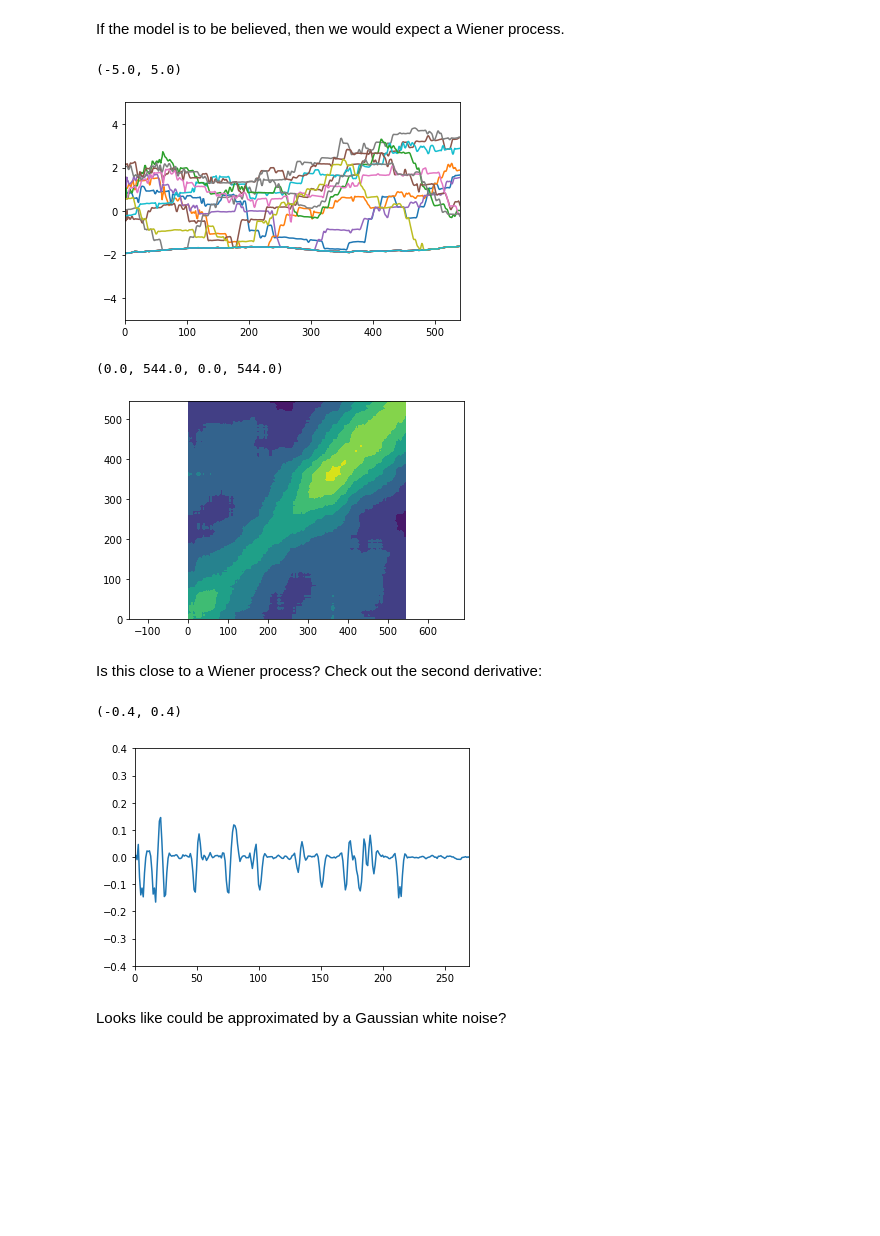
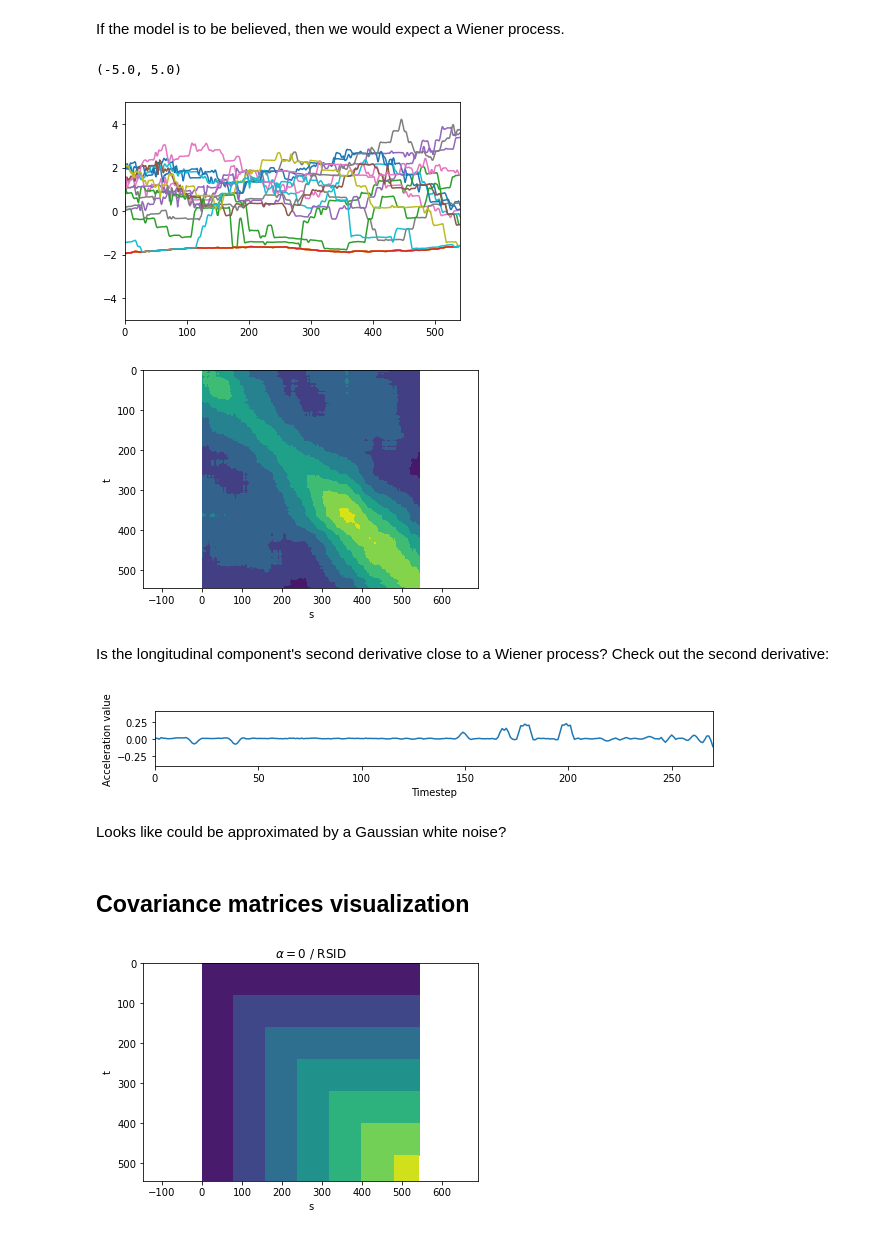
Before and after one commit to thinhhoang95/anomaly-detection-ngsim2, a Jupyter notebook: pwms_spherical/2_should_cov_infty.ipynb, the cells around one changed output. Saved outputs shown, nothing was run; the diff lists cells and outputs as text; code cells hidden in the pictures; blank space fills up the shorter version.

```diff
--- a/pwms_spherical/2_should_cov_infty.ipynb
+++ b/pwms_spherical/2_should_cov_infty.ipynb
@@ -85,12 +85,14 @@ print(fpca_y.explained_variance_ratio_)
 # %% [markdown]
 # Global FPCA decomposition for X component
 # %%
-fpca_x = FPCA(n_components=6)
+fpca_x = FPCA(n_components=5)
 fpca_x.fit(fdgrx)
 fpca_x.components_.plot()
 plt.xlabel('Timestep (hundreth of a sec)')
 plt.ylabel('Roadwise coordinate (m)')
 plt.grid(True)
-plt.legend(['First FPCA component', 'Second FPCA component', 'Third FPCA component', 'Fourth FPCA component', 'Fifth FPCA component', 'Sixth FPCA component'])
+plt.legend(['1','2','3','4','5'])
 print('')
+plt.xlim((0,500))
+plt.savefig('kltxempirical.pdf', bbox_inches='tight')
 # %% [output]
@@ -112,0 +122,3 @@ print(fpca_x.explained_variance_ratio_)
+# %%
+for i in range(18,20):
+    plt.plot(container_x_np[i,:])
@@ -112,0 +127,9 @@ print(fpca_x.explained_variance_ratio_)
+# %%
+plt.figure(figsize=(10,1))
+for i in [18,19]:
+    plt.plot(np.diff(container_x_np[i,:]))
+plt.ylim((-0.5,0.25))
+plt.xlim((0,500))
+plt.xlabel('Time sample')
+plt.ylabel('Lat. velocity')
+plt.savefig('real_slipping.pdf', bbox_inches='tight')
@@ -258,24 +286,32 @@ plt.xlim((0,540))
 plt.ylim((-5,5))
 # %% [output]
 (-5.0, 5.0)
-[figure, old version]
+[figure, new version]
 # %%
 fdgrv = skfda.FDataGrid(np.diff(container_y_np - mean_y), np.arange(container_y_np.shape[1]-1))
 cov_mtrxv = fdgrv.cov().data_matrix[0,:545,:545,0]
 plt.contourf(cov_mtrxv)
 plt.axis('equal')
+plt.xlabel('s')
+plt.ylabel('t')
+plt.gca().invert_yaxis()
+plt.savefig('xcov.pdf', bbox_inches='tight')
 # %% [output]
-(0.0, 544.0, 0.0, 544.0)
-[figure, old version]
+[figure, new version]
 # %% [markdown]
-Is this close to a Wiener process? Check out the second derivative:
+Is the longitudinal component's second derivative close to a Wiener process? Check out the second derivative:
 # %%
+plt.figure(figsize=(10,1))
 for i in np.random.choice(num_of_trajs, 1):
     plt.plot(np.diff(np.diff(container_y_np[i] - mean_y)))
 plt.xlim((0,270))
 plt.ylim((-0.4,0.4))
+plt.xlabel('Timestep')
+plt.ylabel('Acceleration value')
+plt.savefig('real_accel_impulses.pdf', bbox_inches='tight')
 # %% [output]
-(-0.4, 0.4)
-[figure, old version]
+[figure, new version]
 # %% [markdown]
 Looks like could be approximated by a Gaussian white noise?
+# %% [markdown]
+## Covariance matrices visualization
@@ -281,0 +323,10 @@ Looks like could be approximated by a Gaussian white noise?
+# %%
+plt.contourf(x_cov_anal)
+plt.axis('equal')
+plt.xlabel('s')
+plt.ylabel('t')
+plt.gca().invert_yaxis()
+plt.title(r'$\alpha=0$ / RSID')
+plt.savefig('xcovrsid.pdf', bbox_inches='tight')
+# %% [output]
+[figure, added]
```
Also changed, not shown: parts of 18 cells of this notebook, 45 other files.
